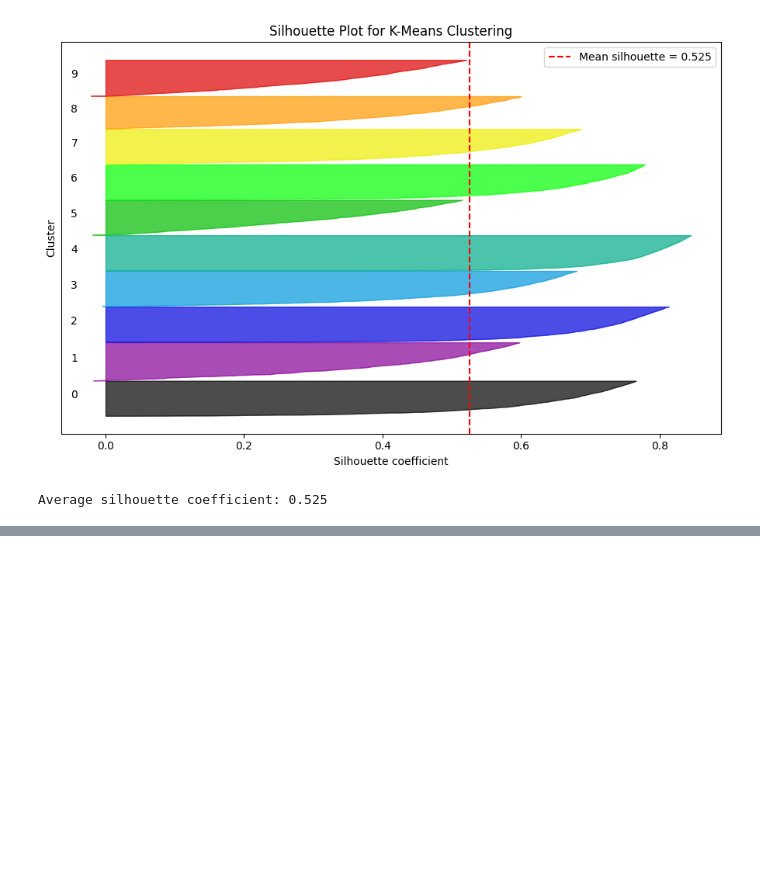
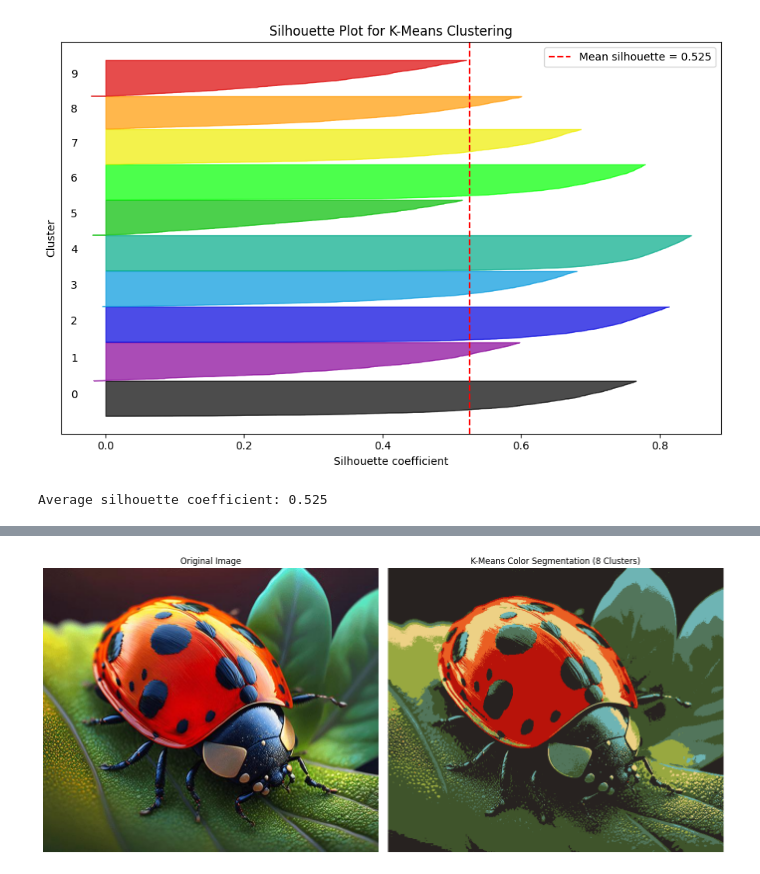
Before and after one commit to SiyamX7/MachineLearning, a Jupyter notebook: Book/chapter_6.ipynb, the cells around one changed output, grey strips where cells are left out. Saved outputs shown, nothing was run; the diff lists cells and outputs as text; code cells hidden in the pictures; blank space fills up the shorter version.

```diff
--- a/Book/chapter_6.ipynb
+++ b/Book/chapter_6.ipynb
@@ -407,3 +407,85 @@ print(f"Average silhouette coefficient: {average_silhouette:.3f}")
 # %% [output]
 [figure]
 Average silhouette coefficient: 0.525
+# %%
+
+import numpy as np
+import PIL
+import requests
+import matplotlib.pyplot as plt
+
+from io import BytesIO
+from sklearn.cluster import KMeans
+
+# 1. Image URL
+filepath = (
+    "https://images.openai.com/static-rsc-4/"
+    "dTVD-FkyVl1y84-jdl2rlzH-uLJ8sckfLaBAOc69_xwIjBFIewRHQbPNueSKaK9-GUYQXU9Tj1m5uqA5C79gEBEZNCu_Nzl_Hhn9CDvT8jYZtROtH34TdGPXhxRqjePw73LTw46nVx1g4dQgfJrJH1cL7cPP0FW0lP0NnPPaliW6fzoPLufC8JI3q4fweVOV"
+    "?purpose=fullsize"
+)
+
+# 2. Download and load image
+try:
+    response = requests.get(filepath, timeout=30)
+    response.raise_for_status()
+
+    image = np.asarray(
+        PIL.Image.open(
+            BytesIO(response.content)
+        ).convert("RGB")
+    )
+
+except requests.RequestException as e:
+    raise RuntimeError(
+        "Image download failed. Check the URL and internet connection."
+    ) from e
+
+except PIL.UnidentifiedImageError as e:
+    raise RuntimeError(
+        "The URL did not return a valid image. Download the image "
+        "and use its local file path instead."
+    ) from e
+
+print("Original image shape:", image.shape)
+
+# 3. Flatten image into RGB pixels
+X = image.reshape(-1, 3)
+
+print("Pixel data shape:", X.shape)
+
+# 4. Apply K-Means clustering
+kmeans = KMeans(
+    n_clusters=8,
+    random_state=42,
+    n_init=10
+)
+
+kmeans.fit(X)
+
+# 5. Replace each pixel with its cluster center
+segmented_img = kmeans.cluster_centers_[kmeans.labels_]
+
+# 6. Restore original image dimensions
+segmented_img = (
+    segmented_img
+    .reshape(image.shape)
+    .clip(0, 255)
+    .astype(np.uint8)
+)
+
+# 7. Display original and segmented images
+plt.figure(figsize=(14, 6))
+
+plt.subplot(1, 2, 1)
+plt.imshow(image)
+plt.title("Original Image")
+plt.axis("off")
+
+plt.subplot(1, 2, 2)
+plt.imshow(segmented_img)
+plt.title("K-Means Color Segmentation (8 Clusters)")
+plt.axis("off")
+
+plt.tight_layout()
+plt.show()
+# %% [output]
@@ -409,0 +494 @@ Average silhouette coefficient: 0.525
+[figure, added]
```
Also changed, not shown: parts of 8 cells of this notebook, 7 other files.
